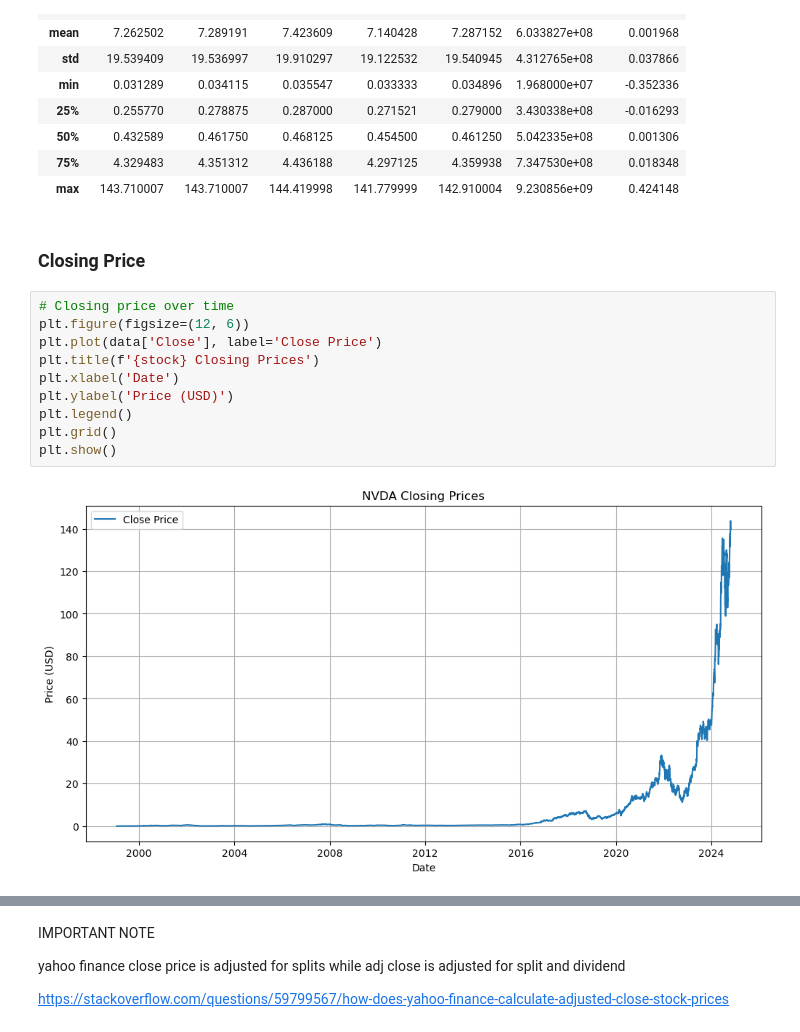
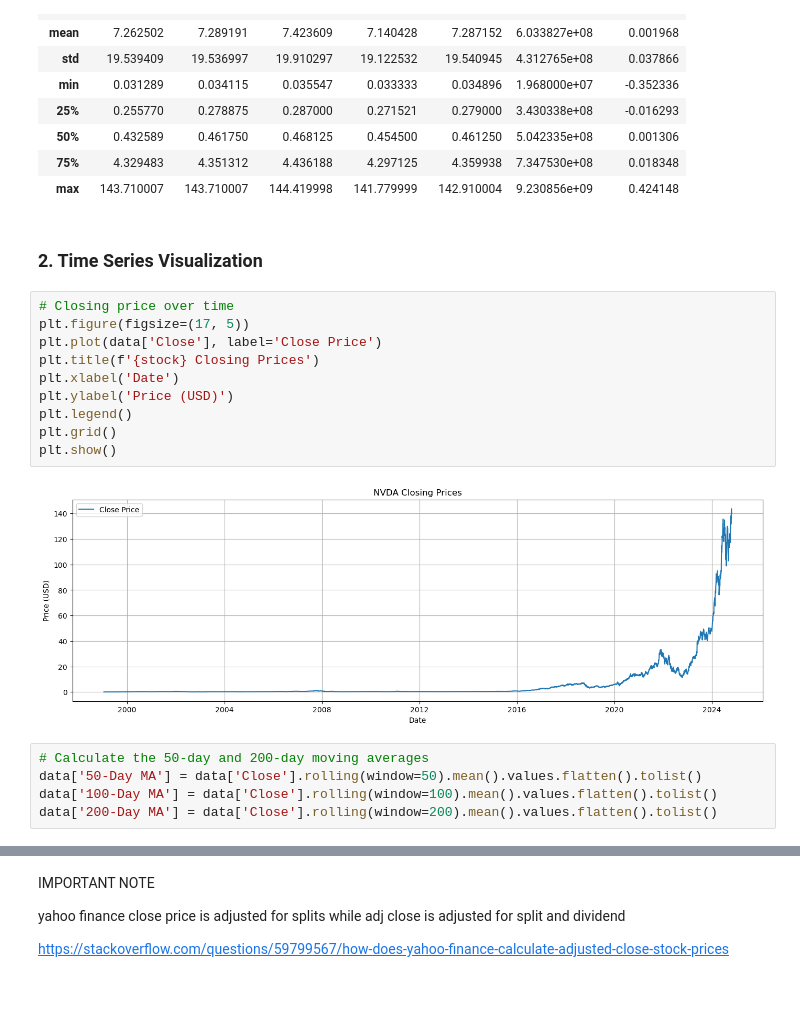
Before and after one commit to Zane564/Quant-Stuff, a Jupyter notebook: nvidia_analysis.ipynb, the cells around one changed output, grey strips where cells are left out. Drawn from its saved outputs; the diff is of its cells as text; blank space fills up the shorter version.

```diff
--- a/nvidia_analysis.ipynb
+++ b/nvidia_analysis.ipynb
@@ -197,17 +203,22 @@ data.describe()
 | 50% | 0.432589 | 0.461750 | 0.468125 | 0.454500 | 0.461250 | 5.042335e+08 | 0.001306 |
 | 75% | 4.329483 | 4.351312 | 4.436188 | 4.297125 | 4.359938 | 7.347530e+08 | 0.018348 |
 | max | 143.710007 | 143.710007 | 144.419998 | 141.779999 | 142.910004 | 9.230856e+09 | 0.424148 |
-# %% [markdown]
-### Closing Price
+# %% [markdown]
+### 2. Time Series Visualization
 # %%
 # Closing price over time
-plt.figure(figsize=(12, 6))
+plt.figure(figsize=(17, 5))
 plt.plot(data['Close'], label='Close Price')
 plt.title(f'{stock} Closing Prices')
 plt.xlabel('Date')
 plt.ylabel('Price (USD)')
 plt.legend()
 plt.grid()
 plt.show()
 # %% [output]
-[figure, old version]
+[figure, new version]
+# %%
+# Calculate the 50-day and 200-day moving averages
+data['50-Day MA'] = data['Close'].rolling(window=50).mean().values.flatten().tolist()
+data['100-Day MA'] = data['Close'].rolling(window=100).mean().values.flatten().tolist()
+data['200-Day MA'] = data['Close'].rolling(window=200).mean().values.flatten().tolist()
```
Also changed, not shown: parts of 47 cells of this notebook, 2 other files.
